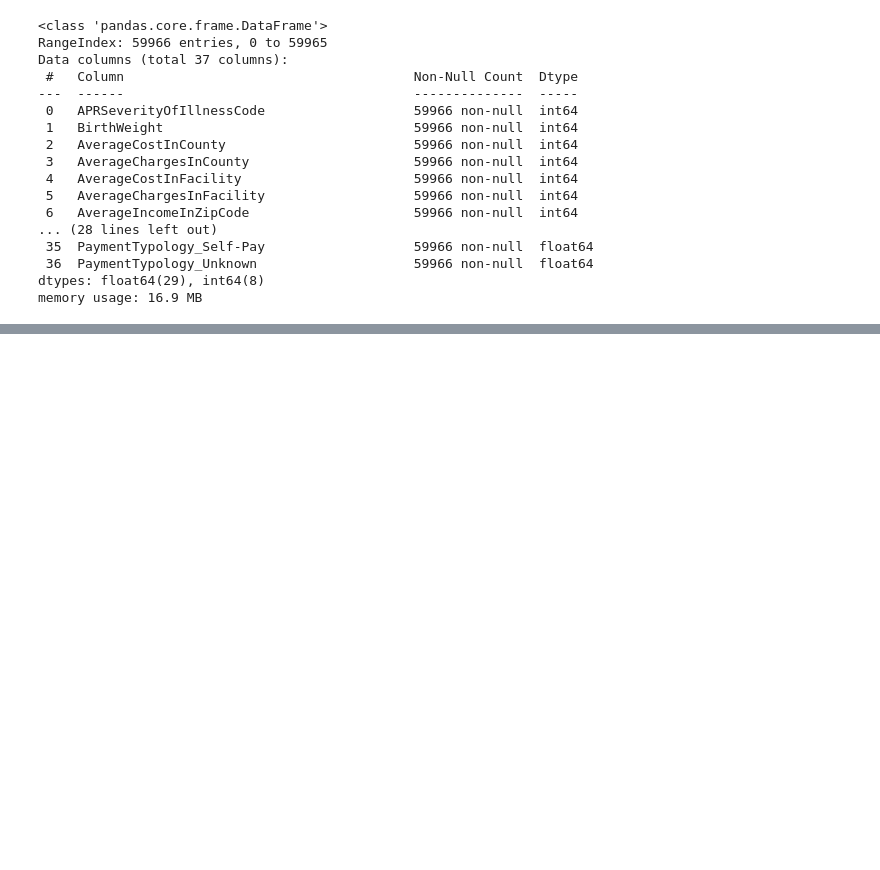
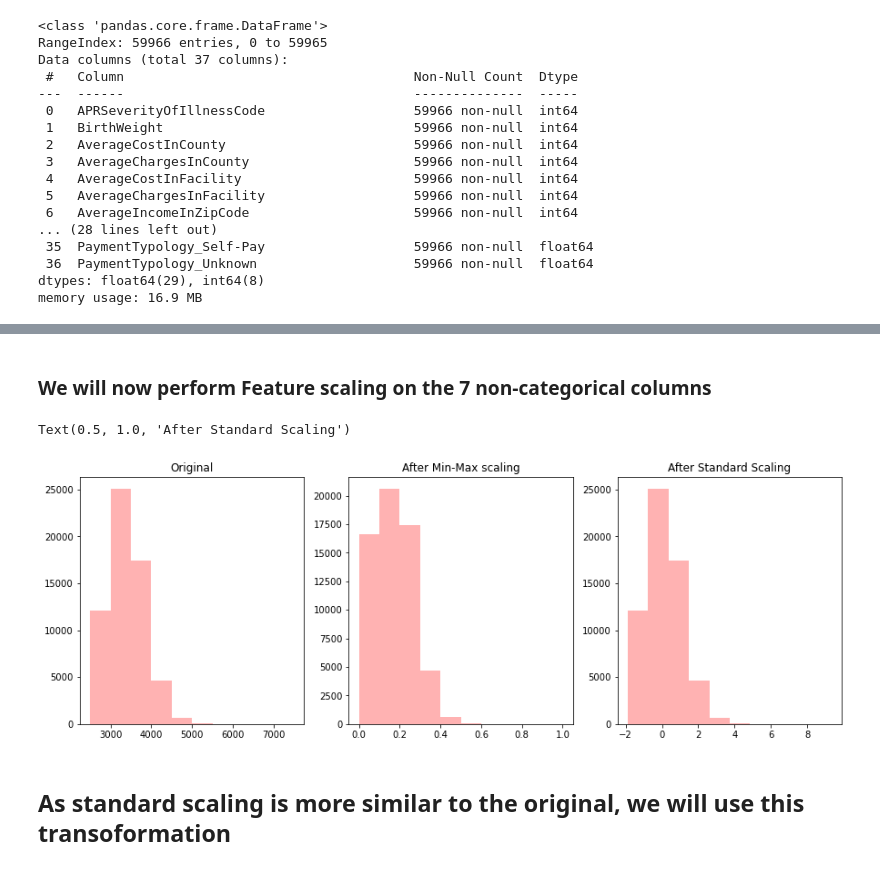
Before and after one commit to s3723189/COSC2673_assignment1, a Jupyter notebook: assignment1.ipynb, the cells around one changed output, grey strips where cells are left out. Drawn from its saved outputs; the diff is of its cells as text; code cells hidden in the pictures; blank space fills up the shorter version.

Commit message:
started transformation

```diff
--- a/assignment1.ipynb
+++ b/assignment1.ipynb
@@ -215,0 +266,28 @@ memory usage: 16.9 MB
+# %% [markdown]
+<h3>We will now perform Feature scaling on the 7 non-categorical columns</h3>
+# %%
+from sklearn.preprocessing import MinMaxScaler
+from sklearn.preprocessing import StandardScaler
+
+MinMaxScaler_RM = MinMaxScaler().fit(a_dataset[['BirthWeight']])
+RM_minmax = MinMaxScaler_RM.transform(a_dataset[['BirthWeight']])
+
+StandardScaler_RM = StandardScaler().fit(a_dataset[['BirthWeight']])
+RM_standard = StandardScaler_RM.transform(a_dataset[['BirthWeight']])
+plt.figure(figsize=(15,5))
+plt.subplot(1,3,1)
+plt.hist(a_dataset[['BirthWeight']], alpha=0.3, color='r')
+plt.title("Original")
+
+plt.subplot(1,3,2)
+plt.hist(RM_minmax, alpha=0.3, color='r')
+plt.title("After Min-Max scaling")
+
+plt.subplot(1,3,3)
+plt.hist(RM_standard, alpha=0.3, color='r')
+plt.title("After Standard Scaling")
+# %% [output]
+Text(0.5, 1.0, 'After Standard Scaling')
+[figure, added]
+# %% [markdown]
+## As standard scaling is more similar to the original, we will use this transoformation
```
Also changed, not shown: parts of 9 cells of this notebook.
